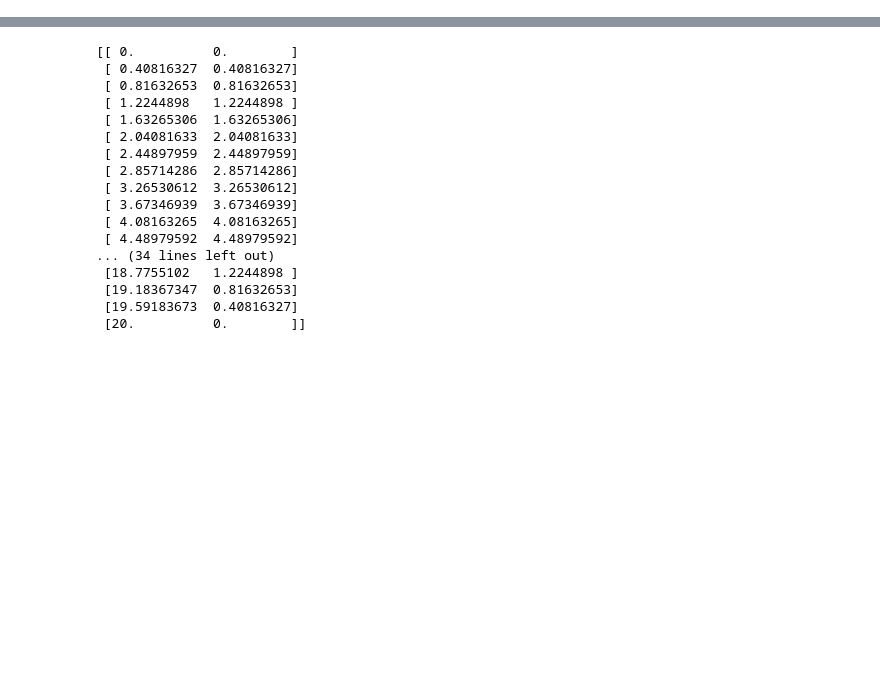
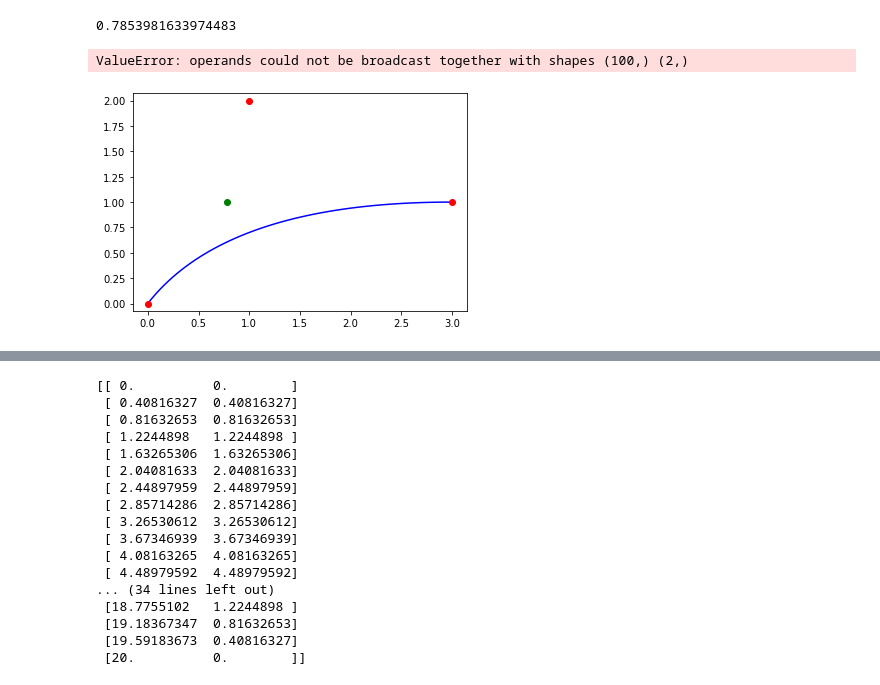
Before and after one commit to neoncloud/codecraft2022, a Jupyter notebook: Kinematic.ipynb, the cells around one changed output, grey strips where cells are left out. Cells and saved outputs as stored; diff of their text form; code cells hidden in the pictures; blank space fills up the shorter version.

```diff
--- a/Kinematic.ipynb
+++ b/Kinematic.ipynb
@@ -109,0 +92,73 @@ if __name__ == '__main__':
+# %%
+u = np.array([10, 10])
+angle = np.arctan2(u[1], u[0])
+print(angle)
+# %% [output]
+0.7853981633974483
+# %%
+import numpy as np
+import matplotlib.pyplot as plt
+
+# 三个点的坐标
+p1 = np.array([1, 2])
+p2 = np.array([4, 5])
+p3 = np.array([7, 3])
+
+# 生成Bezier曲线的参数t，取值范围为0到1
+t = np.linspace(0, 1, 100)
+
+# 二次Bezier曲线的公式
+curve = (1-t)**2*p1 + 2*t*(1-t)*p2 + t**2*p3
+
+# 绘制曲线和点
+plt.plot(curve[:,0], curve[:,1], label='Curve')
+plt.scatter([p1[0], p2[0], p3[0]], [p1[1], p2[1], p3[1]], label='Points')
+
+# 添加标签和标题
+plt.xlabel('x')
+plt.ylabel('y')
+plt.title('Bezier Curve')
+plt.savefig('/home/hanson/codecraft2022/route_test.jpg')
+# 显示图形
+plt.legend()
+plt.show()
+# %% [output]
+ValueError: operands could not be broadcast together with shapes (100,) (2,)
+# %%
+import numpy as np
+import matplotlib.pyplot as plt
+
+def quadratic_bezier(P0, C, P1):
+    def f(t):
+        return (1 - t) ** 2 * P0 + 2 * (1 - t) * t * C + t ** 2 * P1
+    return f
+
+# 定义三个点
+P0 = np.array([0, 0], dtype=float)
+P1 = np.array([1, 2], dtype=float)
+P2 = np.array([3, 1], dtype=float)
+
+# 计算二次Bezier曲线的控制点
+C = 4 / 9 * P1 + 1 / 9 * (P0 + P2)
+
+# 构建二次Bezier曲线
+f = quadratic_bezier(P0, C, P2)
+
+# 计算二次Bezier曲线上的点
+n = 100
+t = np.linspace(0, 1, n)
+B = np.zeros((n, 2))
+for i in range(n):
+    B[i] = f(t[i])
+
+# 画出二次Bezier曲线和控制点
+plt.plot(B[:, 0], B[:, 1], 'b')
+plt.plot(P0[0], P0[1], 'ro')
+plt.plot(P1[0], P1[1], 'ro')
+plt.plot(P2[0], P2[1], 'ro')
+plt.plot(C[0], C[1], 'go')
+plt.axis('equal')
+plt.savefig('/home/hanson/codecraft2022/route_test.jpg')
+plt.show()
+# %% [output]
+[figure, added]
```
Also changed, not shown: parts of 6 cells of this notebook, 1 other file.
